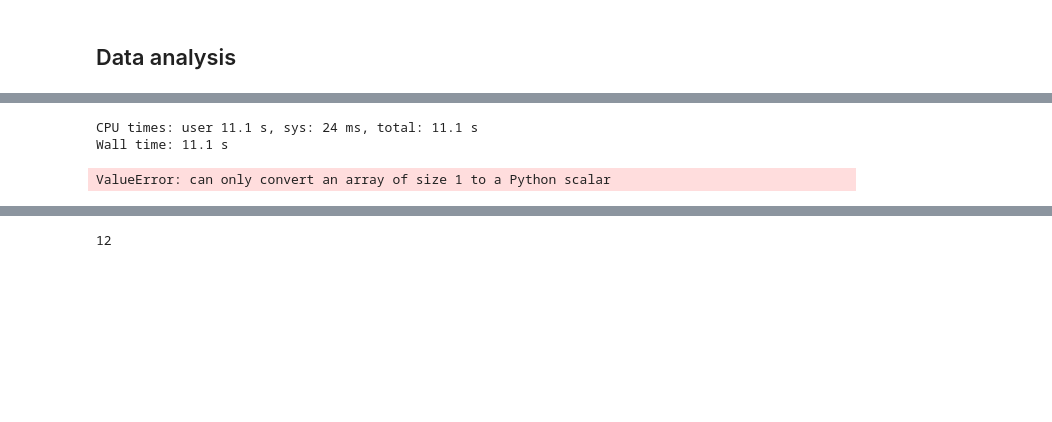
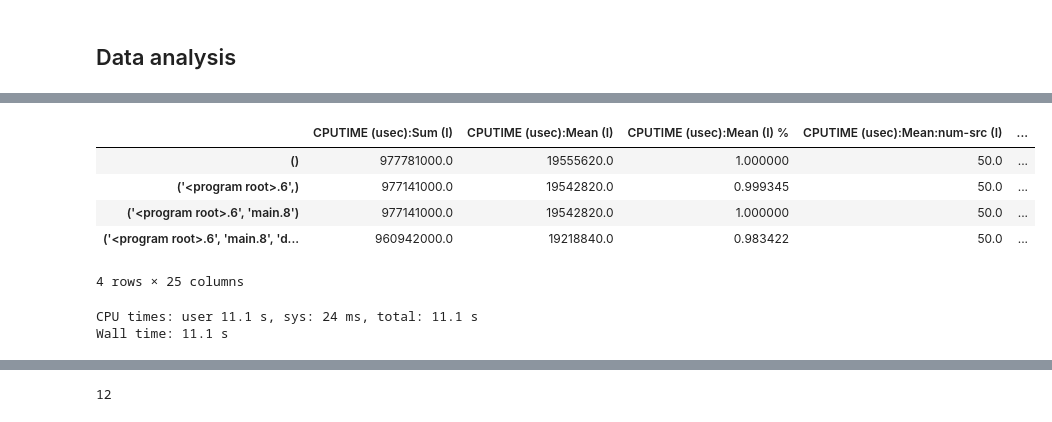
Before and after one commit to mbdevpl/docker-transpyle-flash, a Jupyter notebook: profile_flash.ipynb, the cells around one changed output, grey strips where cells are left out. Cells and saved outputs as stored; diff of their text form; code cells hidden in the pictures; blank space fills up the shorter version.

```diff
--- a/profile_flash.ipynb
+++ b/profile_flash.ipynb
@@ -174,3 +174,17 @@ def profile_db_path(date=None, *, test_name) -> pathlib.Path:
 # %%
 import hpctoolkit_dataframe
 from hpctoolkit_dataframe import HPCtoolkitDataFrame
+# %%
+%%time
+
+import line_profiler
+profiler = line_profiler.LineProfiler()
+profiler.add_module(hpctoolkit_dataframe)
+profiler.enable()
+
+_profile_path = profile_db_path(
+    datetime.datetime(2018, 9, 5, 12, 5, 19, 934255), test_name='subset_Sedov_base_a').joinpath('experiment.xml')
+df = HPCtoolkitDataFrame(path=_profile_path, max_depth=100)
+
+profiler.disable()
+profiler.print_stats()
@@ -176,0 +209,9 @@ from hpctoolkit_dataframe import HPCtoolkitDataFrame
+# %%
+%%time
+
+profiler.enable()
+
+hot_path = df.hot_path(threshold=0.01)
+
+profiler.disable()
+profiler.print_stats()
@@ -177,3 +236,12 @@ from hpctoolkit_dataframe import HPCtoolkitDataFrame
+# %%
+hot_path
+# %% [output]
+|  | CPUTIME (usec):Sum (I) | CPUTIME (usec):Mean (I) | CPUTIME (usec):Mean (I) % | CPUTIME (usec):Mean:num-src (I) | ... |
+| () | 977781000.0 | 19555620.0 | 1.000000 | 50.0 | ... |
+| ('<program root>.6',) | 977141000.0 | 19542820.0 | 0.999345 | 50.0 | ... |
+| ('<program root>.6', 'main.8') | 977141000.0 | 19542820.0 | 1.000000 | 50.0 | ... |
+| ('<program root>.6', 'main.8', 'd... | 960942000.0 | 19218840.0 | 0.983422 | 50.0 | ... |
+4 rows × 25 columns
 # %%
 %%time
 
@@ -183,22 +251,6 @@ df = HPCtoolkitDataFrame(path=_profile_path, max_depth=25)
 # %% [output]
 CPU times: user 11.1 s, sys: 24 ms, total: 11.1 s
 Wall time: 11.1 s
-# %%
-%%time
-
-import line_profiler
-profiler = line_profiler.LineProfiler()
-profiler.add_module(hpctoolkit_dataframe)
-profiler.enable()
-
-_profile_path = profile_db_path(
-    datetime.datetime(2018, 9, 5, 12, 5, 19, 934255), test_name='subset_Sedov_base_a').joinpath('experiment.xml')
-df = HPCtoolkitDataFrame(path=_profile_path, max_depth=None)
-
-profiler.disable()
-profiler.print_stats()
-# %% [output]
-ValueError: can only convert an array of size 1 to a Python scalar
 # %%
 df.hot_path(threshold=0.5)
 # %% [output]
```
Also changed, not shown: parts of 2 cells of this notebook, 1 other file.
